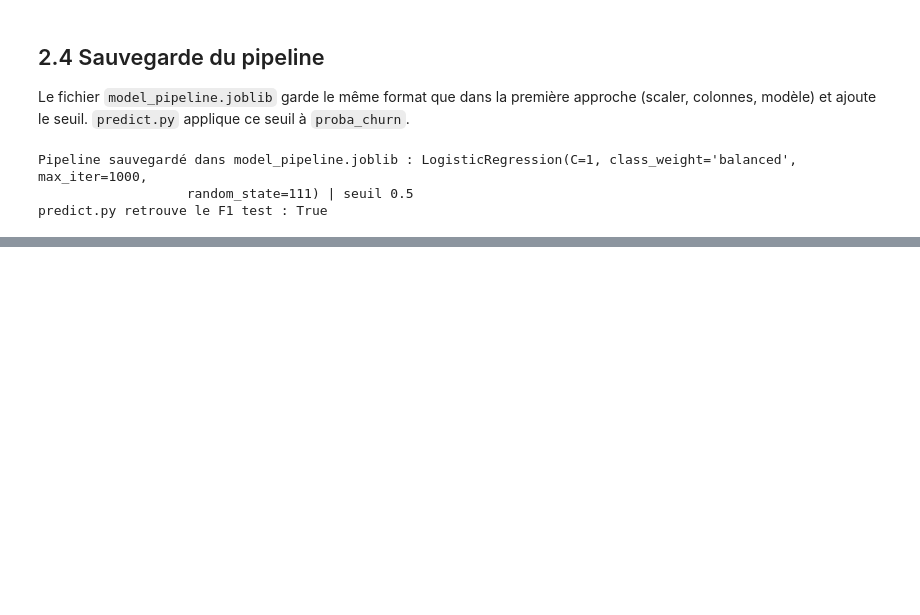
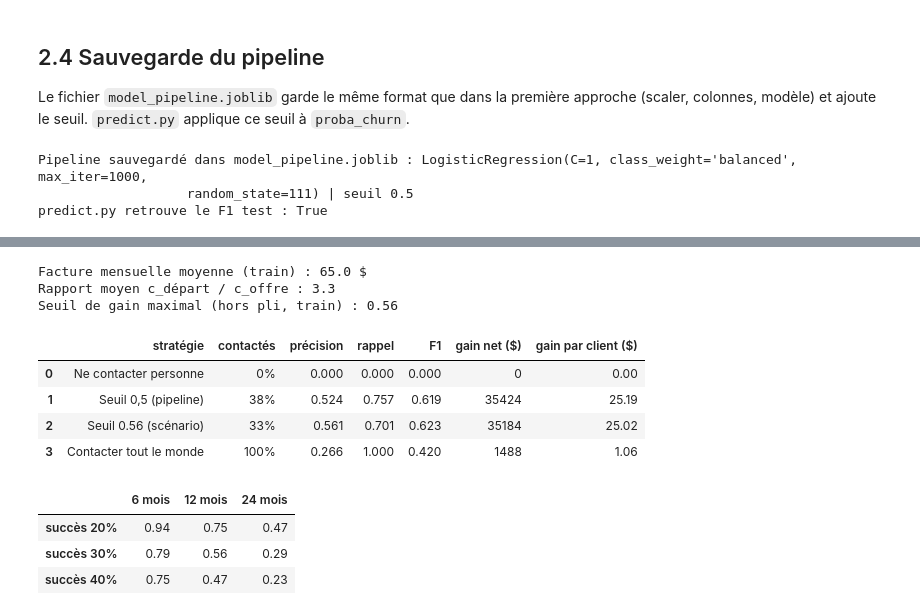
Before and after one commit to soboure69/Customer-Churn, a Jupyter notebook: projet_costumer_churn.ipynb, the cells around one changed output, grey strips where cells are left out. Drawn from its saved outputs; the diff is of its cells as text; code cells hidden in the pictures; blank space fills up the shorter version.

```diff
--- a/projet_costumer_churn.ipynb
+++ b/projet_costumer_churn.ipynb
@@ -1621,0 +1640,61 @@ predict.py retrouve le F1 test : True
+# %%
+COUT_CONTACT = 5.0   # $ par client contacté
+MOIS_OFFERTS = 1.0   # mois de facture offerts à chaque client contacté
+SUCCES_OFFRE = 0.30  # part des vrais partants retenus grâce à l'offre
+HORIZON_MOIS = 12    # mois de facture perdus quand un client part
+
+
+def gain_net(y_true, facture, proba, seuil, succes=SUCCES_OFFRE, horizon=HORIZON_MOIS):
+    contacte = proba >= seuil
+    gain = np.asarray(y_true) * succes * horizon * facture - (COUT_CONTACT + MOIS_OFFERTS * facture)
+    return float((contacte * gain).sum())
+
+
+facture_train = Xs_train['MonthlyCharges'].values
+facture_val = Xs_val['MonthlyCharges'].values
+grille_seuils = np.round(np.arange(0.05, 0.96, 0.01), 2)
+
+gains_oof = [gain_net(ys_train, facture_train, proba_oof, s) for s in grille_seuils]
+SEUIL_SCENARIO = float(grille_seuils[int(np.argmax(gains_oof))])
+rapport_moyen = SUCCES_OFFRE * HORIZON_MOIS * facture_train.mean() / (COUT_CONTACT + MOIS_OFFERTS * facture_train.mean())
+print(f'Facture mensuelle moyenne (train) : {facture_train.mean():.1f} $')
+print(f'Rapport moyen c_départ / c_offre : {rapport_moyen:.1f}')
+print(f'Seuil de gain maximal (hors pli, train) : {SEUIL_SCENARIO}')
+# %% [output]
+Facture mensuelle moyenne (train) : 65.0 $
+Rapport moyen c_départ / c_offre : 3.3
+Seuil de gain maximal (hors pli, train) : 0.56
+# %%
+# Vérification sur la validation : quatre stratégies
+proba_val = modele_final.predict_proba(Xs_val)[:, 1]
+strategies = [('Ne contacter personne', 1.01), ('Seuil 0,5 (pipeline)', 0.5),
+              (f'Seuil {SEUIL_SCENARIO} (scénario)', SEUIL_SCENARIO), ('Contacter tout le monde', 0.0)]
+lignes_strat = []
+for nom, s in strategies:
+    contact = (proba_val >= s).astype(int)
+    g = gain_net(ys_val, facture_val, proba_val, s)
+    lignes_strat.append({'stratégie': nom, 'contactés': f'{contact.mean():.0%}',
+                         'précision': round(precision_score(ys_val, contact, zero_division=0), 3),
+                         'rappel': round(recall_score(ys_val, contact), 3),
+                         'F1': round(f1_score(ys_val, contact), 3),
+                         'gain net ($)': round(g), 'gain par client ($)': round(g / len(ys_val), 2)})
+pd.DataFrame(lignes_strat)
+# %% [output]
+|  | stratégie | contactés | précision | rappel | F1 | gain net ($) | gain par client ($) |
+| 0 | Ne contacter personne | 0% | 0.000 | 0.000 | 0.000 | 0 | 0.00 |
+| 1 | Seuil 0,5 (pipeline) | 38% | 0.524 | 0.757 | 0.619 | 35424 | 25.19 |
+| 2 | Seuil 0.56 (scénario) | 33% | 0.561 | 0.701 | 0.623 | 35184 | 25.02 |
+| 3 | Contacter tout le monde | 100% | 0.266 | 1.000 | 0.420 | 1488 | 1.06 |
+# %%
+# Sensibilité du seuil aux deux hypothèses les plus incertaines
+sensib = pd.DataFrame(index=[f'succès {s:.0%}' for s in (0.2, 0.3, 0.4)], columns=[f'{h} mois' for h in (6, 12, 24)])
+for s in (0.2, 0.3, 0.4):
+    for h in (6, 12, 24):
+        g = [gain_net(ys_train, facture_train, proba_oof, t, succes=s, horizon=h) for t in grille_seuils]
+        sensib.loc[f'succès {s:.0%}', f'{h} mois'] = grille_seuils[int(np.argmax(g))]
+sensib
+# %% [output]
+|  | 6 mois | 12 mois | 24 mois |
+| succès 20% | 0.94 | 0.75 | 0.47 |
+| succès 30% | 0.79 | 0.56 | 0.29 |
+| succès 40% | 0.75 | 0.47 | 0.23 |
```
Also changed, not shown: parts of 3 cells of this notebook, 3 other files.
